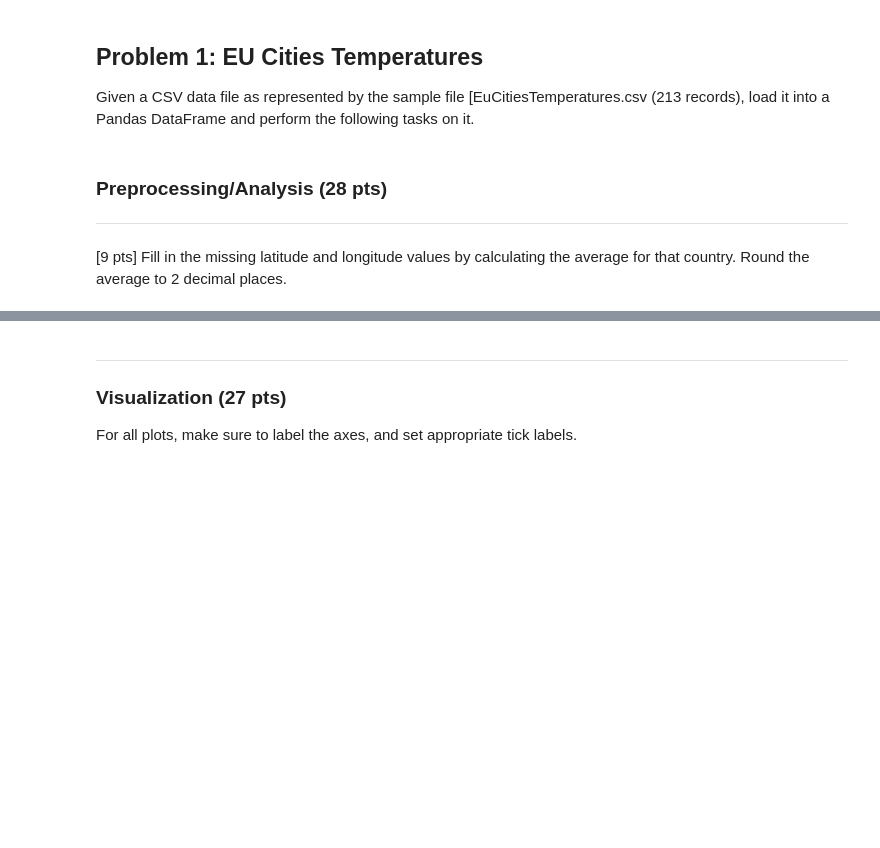
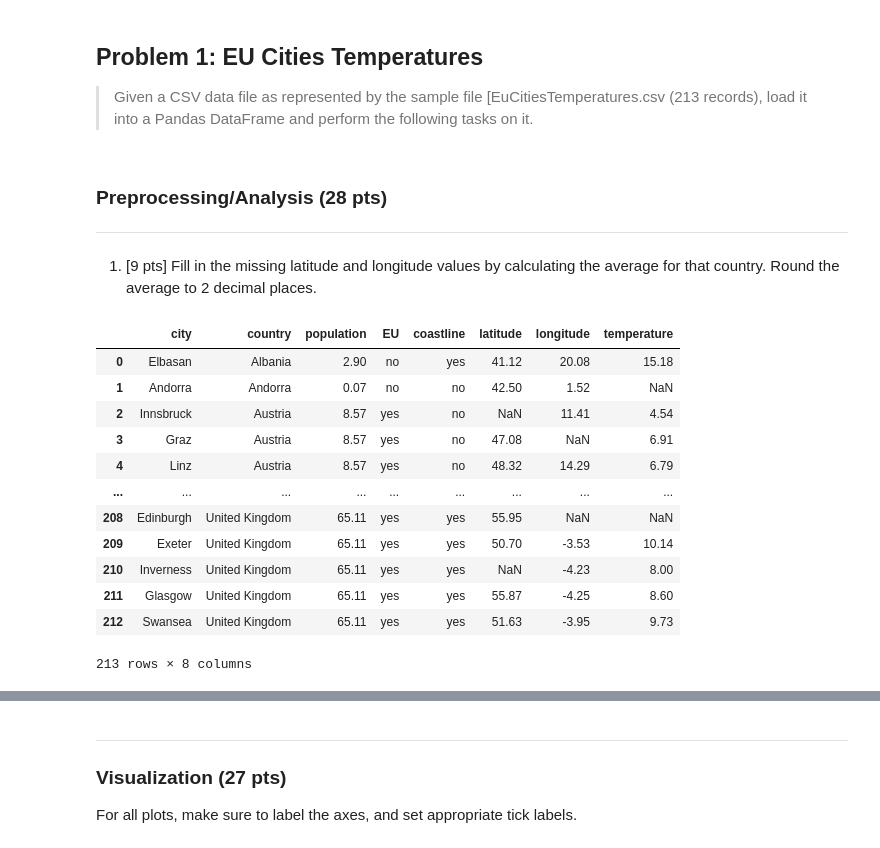
Before and after one commit to mahakanakala/CS210, a Jupyter notebook: hw/hw3/eucities_temps.ipynb, the cells around one changed output, grey strips where cells are left out. Drawn from its saved outputs; the diff is of its cells as text; code cells hidden in the pictures; blank space fills up the shorter version.

Commit message:
finish eucities & half of google_playstore nb, add pandas and sql notes

```diff
--- a/hw/hw3/eucities_temps.ipynb
+++ b/hw/hw3/eucities_temps.ipynb
@@ -1,4 +1,4 @@
 # %% [markdown]
 ## Problem 1: EU Cities Temperatures
 
-Given a CSV data file as represented by the sample file [EuCitiesTemperatures.csv (213 records), load it into a Pandas DataFrame and perform the following tasks on it.
+> Given a CSV data file as represented by the sample file [EuCitiesTemperatures.csv (213 records), load it into a Pandas DataFrame and perform the following tasks on it.
@@ -6,4 +10,21 @@ Given a CSV data file as represented by the sample file [EuCitiesTemperatures.cs
 ### Preprocessing/Analysis (28 pts)
 ---
 
-[9 pts] Fill in the missing latitude and longitude values by calculating the average for that country. Round the average to 2 decimal places.
+1. [9 pts] Fill in the missing latitude and longitude values by calculating the average for that country. Round the average to 2 decimal places.
+# %%
+df = pd.read_csv('./EuCitiesTemperatures.csv')
+df
+# %% [output]
+|  | city | country | population | EU | coastline | latitude | longitude | temperature |
+| 0 | Elbasan | Albania | 2.90 | no | yes | 41.12 | 20.08 | 15.18 |
+| 1 | Andorra | Andorra | 0.07 | no | no | 42.50 | 1.52 | NaN |
+| 2 | Innsbruck | Austria | 8.57 | yes | no | NaN | 11.41 | 4.54 |
+| 3 | Graz | Austria | 8.57 | yes | no | 47.08 | NaN | 6.91 |
+| 4 | Linz | Austria | 8.57 | yes | no | 48.32 | 14.29 | 6.79 |
+| ... | ... | ... | ... | ... | ... | ... | ... | ... |
+| 208 | Edinburgh | United Kingdom | 65.11 | yes | yes | 55.95 | NaN | NaN |
+| 209 | Exeter | United Kingdom | 65.11 | yes | yes | 50.70 | -3.53 | 10.14 |
+| 210 | Inverness | United Kingdom | 65.11 | yes | yes | NaN | -4.23 | 8.00 |
+| 211 | Glasgow | United Kingdom | 65.11 | yes | yes | 55.87 | -4.25 | 8.60 |
+| 212 | Swansea | United Kingdom | 65.11 | yes | yes | 51.63 | -3.95 | 9.73 |
+213 rows × 8 columns
```
Also changed, not shown: parts of 10 cells of this notebook, 12 other files.
